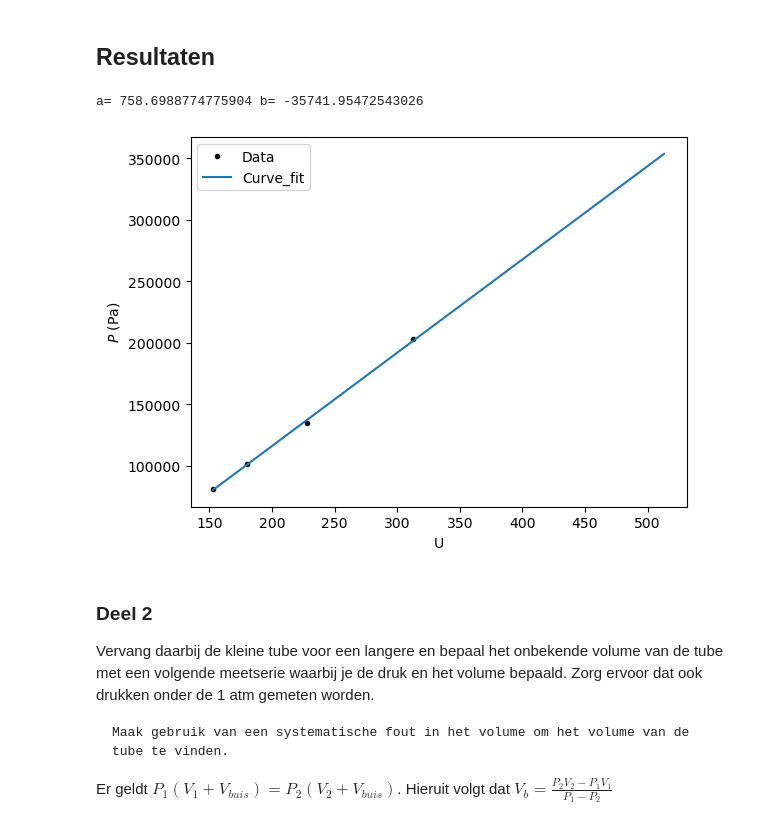
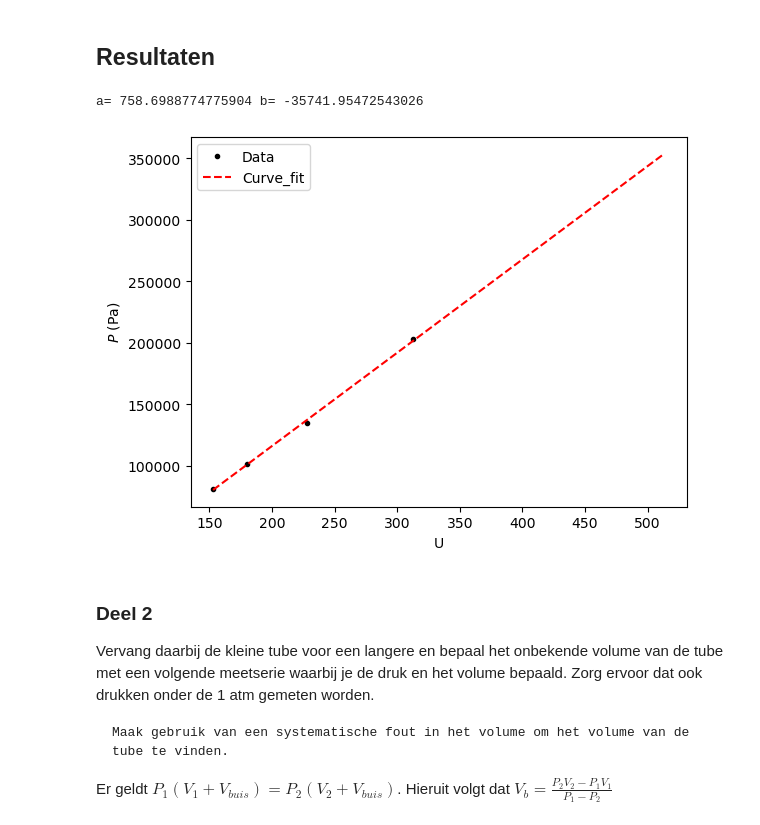
Before and after one commit to Eerkje/Annet-Erik, a Jupyter notebook: Content/Labs/druksensorijken.ipynb, the cells around one changed output. Drawn from its saved outputs; the diff is of its cells as text; code cells hidden in the pictures.

```diff
--- a/Content/Labs/druksensorijken.ipynb
+++ b/Content/Labs/druksensorijken.ipynb
@@ -67,34 +67,34 @@ Voor 10 mL geldt: $P_3= 405300 Pa$.
 # %%
 ### Deel 1
 import numpy as np
 import matplotlib.pyplot as plt
 from scipy.optimize import curve_fit
 
 #data
 atm= 101325 #Pa
 U = np.array([153, 180, 228, 313]) #spanning
 P = np.array([(4/5)*atm, atm, (4/3)*atm, 2*atm]) #druk in Pa
 
 #a en b bepalen met curve_fit
 def function_fit(U,a,b):
     return a*U + b
 val,cov = curve_fit(function_fit, U, P)
 print('a=', val[0], 'b=', val[1])
 
 U_fit = np.linspace(min(U), max(U)+200, 100)
 P_fit = function_fit(U_fit, *val)
 
 #grafiek
 plt.figure()
 plt.xlabel('U')
 plt.ylabel('$P$ (Pa)')
 plt.plot(U, P, 'k.', label='Data')
-plt.plot( U_fit, P_fit, label= 'Curve_fit')
+plt.plot( U_fit, P_fit, 'r--', label= 'Curve_fit')
 plt.legend()
 plt.show()
 # %% [output]
 a= 758.6988774775904 b= -35741.95472543026
-[figure, old version]
+[figure, new version]
 # %% [markdown]
 ### Deel 2
 Vervang daarbij de kleine tube voor een langere en bepaal het onbekende volume van de tube met een volgende meetserie waarbij je de druk en het volume bepaald. Zorg ervoor dat ook drukken onder de 1 atm gemeten worden.
```
Also changed, not shown: parts of 2 cells of this notebook, 5 other files.
